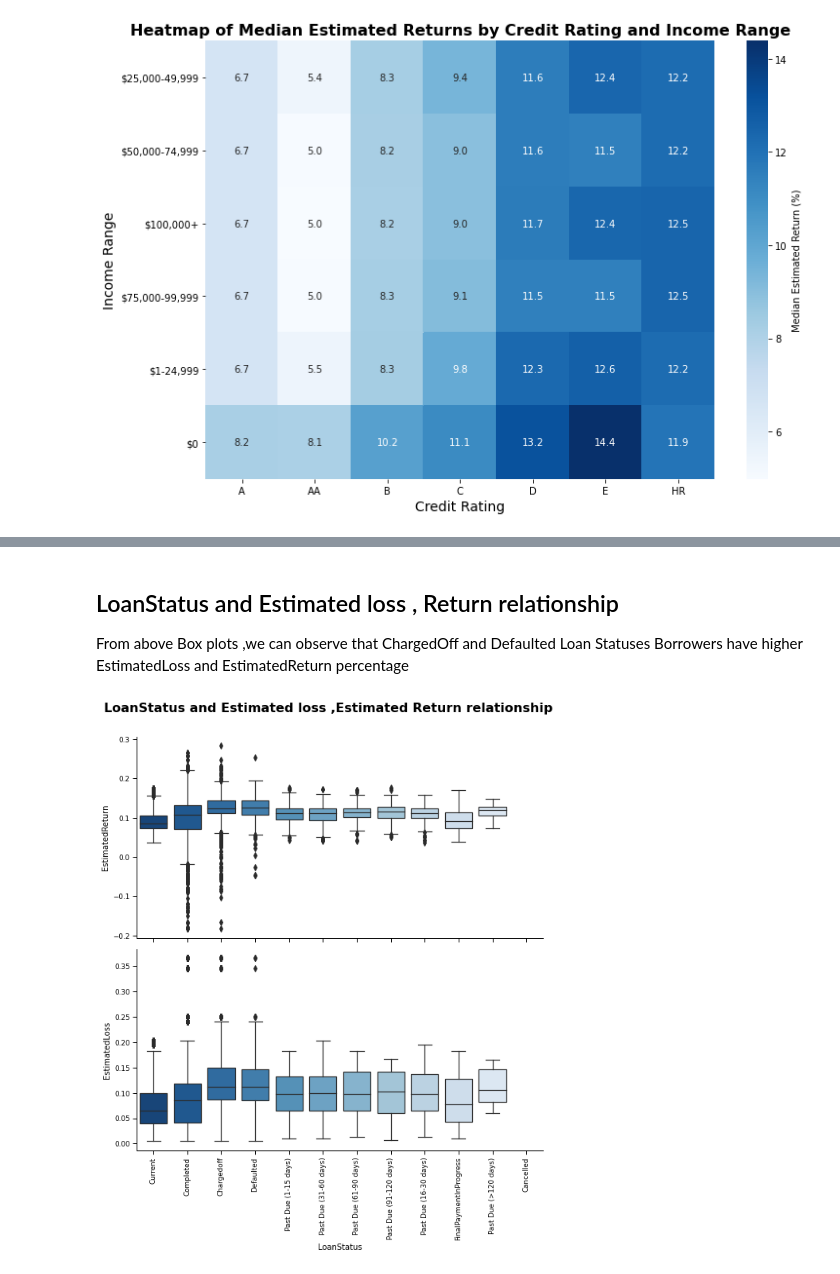
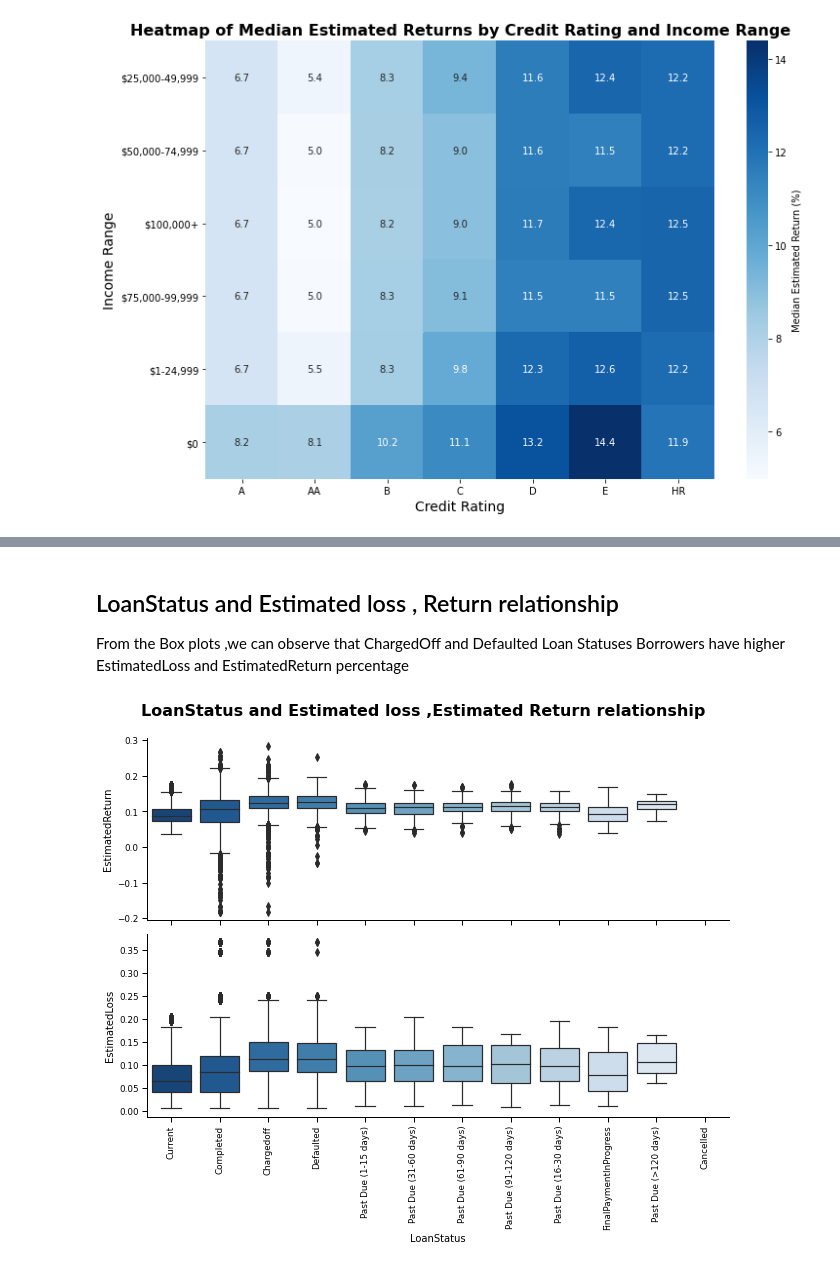
Before and after one commit to ujwalakale/prosper-loan-dataset-findings, a Jupyter notebook: slide_deck_template.ipynb, the cells around one changed output, grey strips where cells are left out. Saved outputs shown, nothing was run; the diff lists cells and outputs as text; code cells hidden in the pictures.

```diff
--- a/slide_deck_template.ipynb
+++ b/slide_deck_template.ipynb
@@ -149,13 +149,13 @@ g.fig.suptitle('BorrowerAPR and Estimated loss , Estimated Return relationship',
 # %% [markdown]
 ## LoanStatus and Estimated loss , Return relationship
 
-From above Box plots ,we can observe that ChargedOff and Defaulted Loan Statuses Borrowers have higher EstimatedLoss and EstimatedReturn percentage
+From the Box plots ,we can observe that ChargedOff and Defaulted Loan Statuses Borrowers have higher EstimatedLoss and EstimatedReturn percentage
 # %%
 
 g = sb.PairGrid(data = df, y_vars = ['EstimatedReturn', 'EstimatedLoss'],palette='Blues_r',
-                x_vars = ['LoanStatus'] , height=4, aspect=2)
+                x_vars = ['LoanStatus'] , height=3, aspect=3)
 g.map(sb.boxplot)
 plt.xticks(rotation=90);
 g.fig.suptitle('LoanStatus and Estimated loss ,Estimated Return relationship', y=1.05,fontsize='16',fontweight='bold');
 # %% [output]
-[figure, old version]
+[figure, new version]
```
Also changed, not shown: parts of 6 cells of this notebook.
